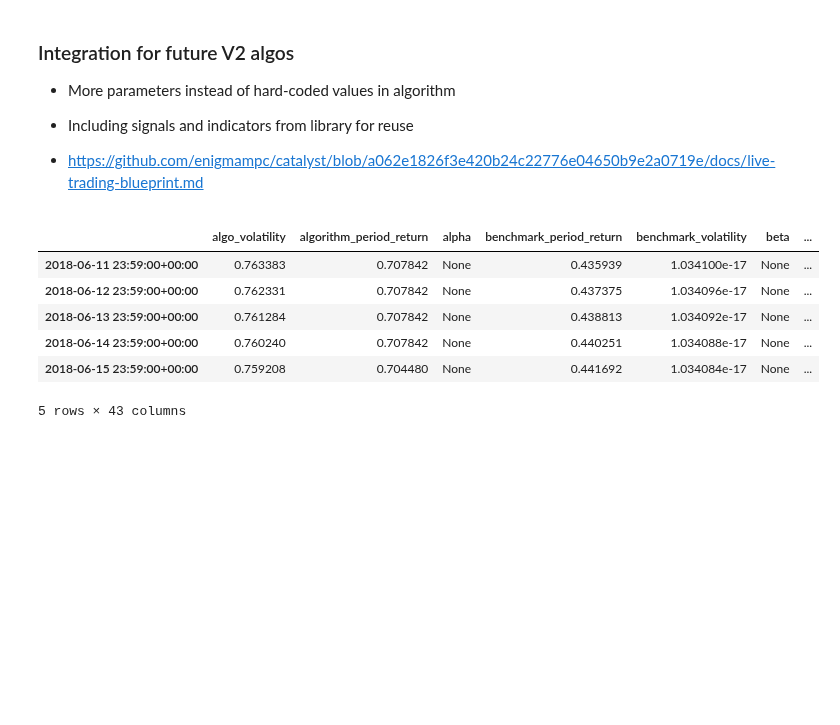
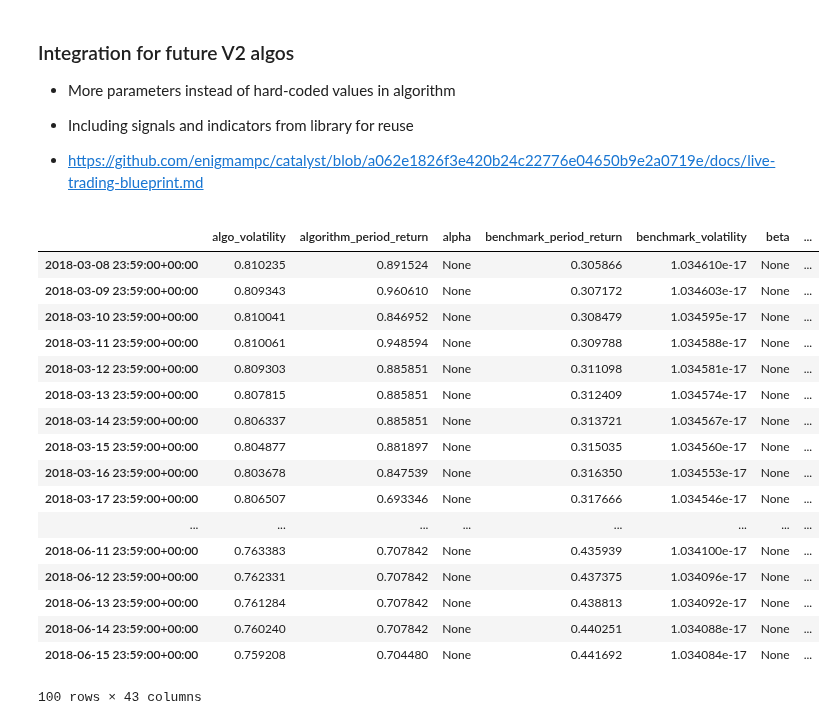
Before and after one commit to eristoddle/KryptoBot, a Jupyter notebook: notebooks/core_strategies.ipynb, the cells around one changed output. Saved outputs shown, nothing was run; the diff lists cells and outputs as text; code cells hidden in the pictures; blank space fills up the shorter version.

```diff
--- a/notebooks/core_strategies.ipynb
+++ b/notebooks/core_strategies.ipynb
@@ -52,21 +78,32 @@ manager.run_strategy(params)
 # %%
 import pandas as pd
 import pickle
 from kryptobot.strategies.core.simple_moving_average import SimpleMovingAverage
 
 strategy = SimpleMovingAverage()
 analyze = strategy.get_analyze()
 %matplotlib inline
 
 data = pd.read_pickle('/root/.catalyst_pickles/54.pickle')
-data.tail()
+data.tail(100)
 # data.head()
 # analyze(None, data)
 # %% [output]
 |  | algo_volatility | algorithm_period_return | alpha | benchmark_period_return | benchmark_volatility | beta | ... |
+| 2018-03-08 23:59:00+00:00 | 0.810235 | 0.891524 | None | 0.305866 | 1.034610e-17 | None | ... |
+| 2018-03-09 23:59:00+00:00 | 0.809343 | 0.960610 | None | 0.307172 | 1.034603e-17 | None | ... |
+| 2018-03-10 23:59:00+00:00 | 0.810041 | 0.846952 | None | 0.308479 | 1.034595e-17 | None | ... |
+| 2018-03-11 23:59:00+00:00 | 0.810061 | 0.948594 | None | 0.309788 | 1.034588e-17 | None | ... |
+| 2018-03-12 23:59:00+00:00 | 0.809303 | 0.885851 | None | 0.311098 | 1.034581e-17 | None | ... |
+| 2018-03-13 23:59:00+00:00 | 0.807815 | 0.885851 | None | 0.312409 | 1.034574e-17 | None | ... |
+| 2018-03-14 23:59:00+00:00 | 0.806337 | 0.885851 | None | 0.313721 | 1.034567e-17 | None | ... |
+| 2018-03-15 23:59:00+00:00 | 0.804877 | 0.881897 | None | 0.315035 | 1.034560e-17 | None | ... |
+| 2018-03-16 23:59:00+00:00 | 0.803678 | 0.847539 | None | 0.316350 | 1.034553e-17 | None | ... |
+| 2018-03-17 23:59:00+00:00 | 0.806507 | 0.693346 | None | 0.317666 | 1.034546e-17 | None | ... |
+| ... | ... | ... | ... | ... | ... | ... | ... |
 | 2018-06-11 23:59:00+00:00 | 0.763383 | 0.707842 | None | 0.435939 | 1.034100e-17 | None | ... |
 | 2018-06-12 23:59:00+00:00 | 0.762331 | 0.707842 | None | 0.437375 | 1.034096e-17 | None | ... |
 | 2018-06-13 23:59:00+00:00 | 0.761284 | 0.707842 | None | 0.438813 | 1.034092e-17 | None | ... |
 | 2018-06-14 23:59:00+00:00 | 0.760240 | 0.707842 | None | 0.440251 | 1.034088e-17 | None | ... |
 | 2018-06-15 23:59:00+00:00 | 0.759208 | 0.704480 | None | 0.441692 | 1.034084e-17 | None | ... |
-5 rows × 43 columns
+100 rows × 43 columns
```
Also changed, not shown: parts of 1 cell of this notebook, 2 other files.
